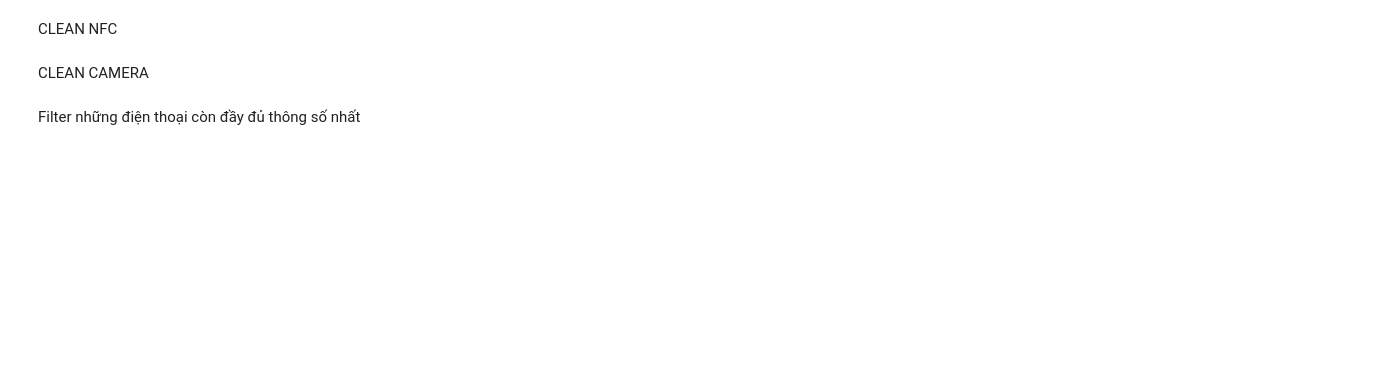
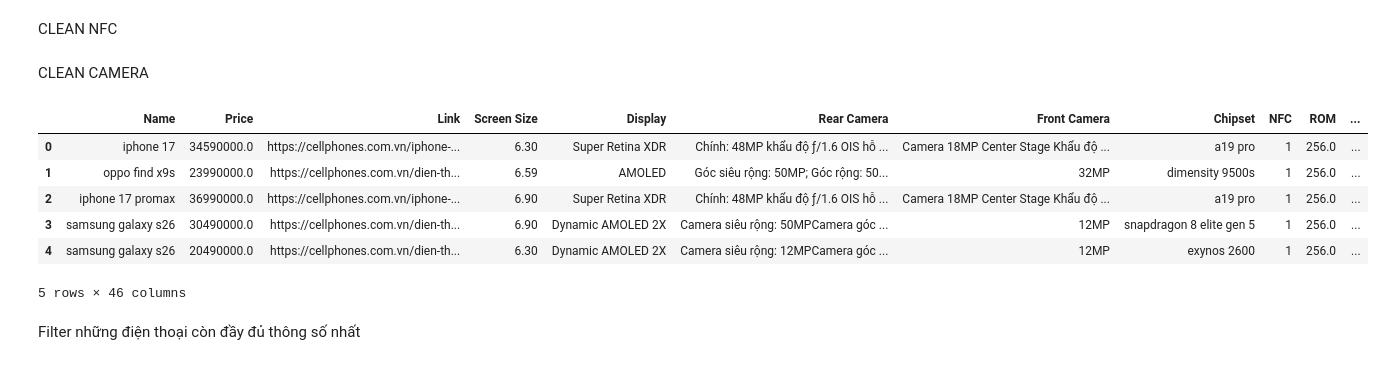
Before and after one commit to LD-878971/DS108_Phone-Reccomendation, a Jupyter notebook: preprocess.ipynb, the cells around one changed output. Cells and saved outputs as stored; diff of their text form; code cells hidden in the pictures; blank space fills up the shorter version.

```diff
--- a/preprocess.ipynb
+++ b/preprocess.ipynb
@@ -196,10 +166 @@ CLEAN SIZE, BATTERY
-# %%
-def clean_metrics(raw_value):
-    if pd.isna(raw_value):
-        return 0.0
-
-    s = str(raw_value).lower().strip()
-
-    match = re.search(r'([\d.]+)', s)
-    return float(match.group(1)) if match else 0.0
 # %%
@@ -586,3 +418,13 @@ df = parse_camera(df)
+# %%
+df.head()
+# %% [output]
+|  | Name | Price | Link | Screen Size | Display | Rear Camera | Front Camera | Chipset | NFC | ROM | ... |
+| 0 | iphone 17 | 34590000.0 | https://cellphones.com.vn/iphone-... | 6.30 | Super Retina XDR | Chính: 48MP khẩu độ ƒ/1.6 OIS hỗ ... | Camera 18MP Center Stage Khẩu độ ... | a19 pro | 1 | 256.0 | ... |
+| 1 | oppo find x9s | 23990000.0 | https://cellphones.com.vn/dien-th... | 6.59 | AMOLED | Góc siêu rộng: 50MP; Góc rộng: 50... | 32MP | dimensity 9500s | 1 | 256.0 | ... |
+| 2 | iphone 17 promax | 36990000.0 | https://cellphones.com.vn/iphone-... | 6.90 | Super Retina XDR | Chính: 48MP khẩu độ ƒ/1.6 OIS hỗ ... | Camera 18MP Center Stage Khẩu độ ... | a19 pro | 1 | 256.0 | ... |
+| 3 | samsung galaxy s26 | 30490000.0 | https://cellphones.com.vn/dien-th... | 6.90 | Dynamic AMOLED 2X | Camera siêu rộng: 50MPCamera góc ... | 12MP | snapdragon 8 elite gen 5 | 1 | 256.0 | ... |
+| 4 | samsung galaxy s26 | 20490000.0 | https://cellphones.com.vn/dien-th... | 6.30 | Dynamic AMOLED 2X | Camera siêu rộng: 12MPCamera góc ... | 12MP | exynos 2600 | 1 | 256.0 | ... |
+5 rows × 46 columns
 # %%
 camera = pd.read_csv('camera_score.csv')
 camera = camera.rename(columns={'camera_score': 'Camera_score'})
```
Also changed, not shown: parts of 43 cells of this notebook, 5 other files.
